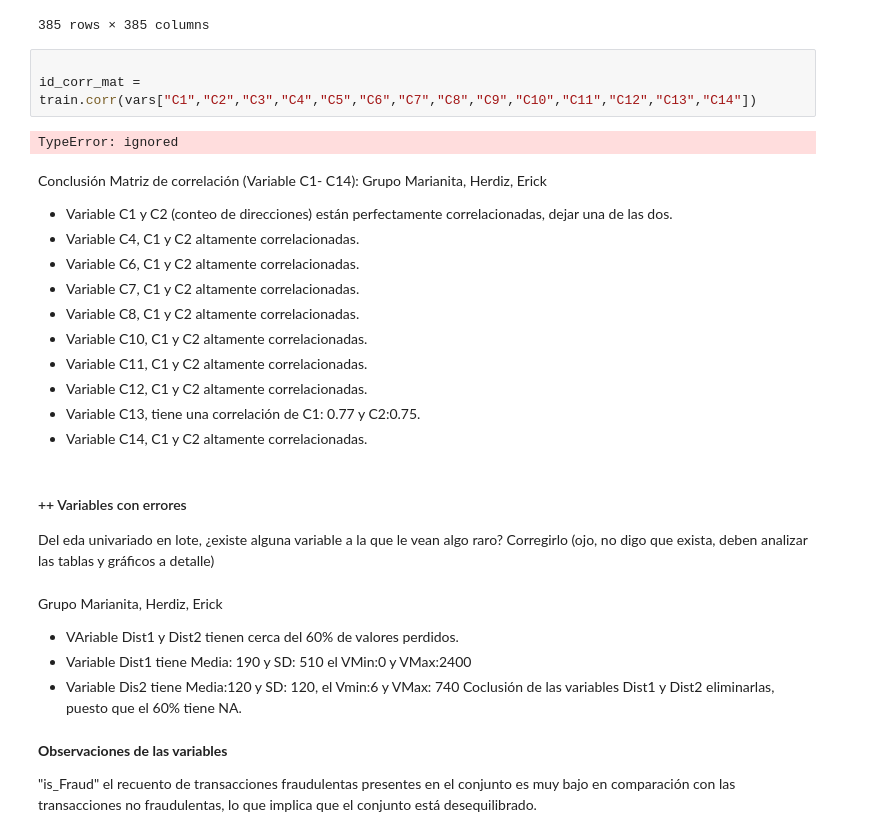
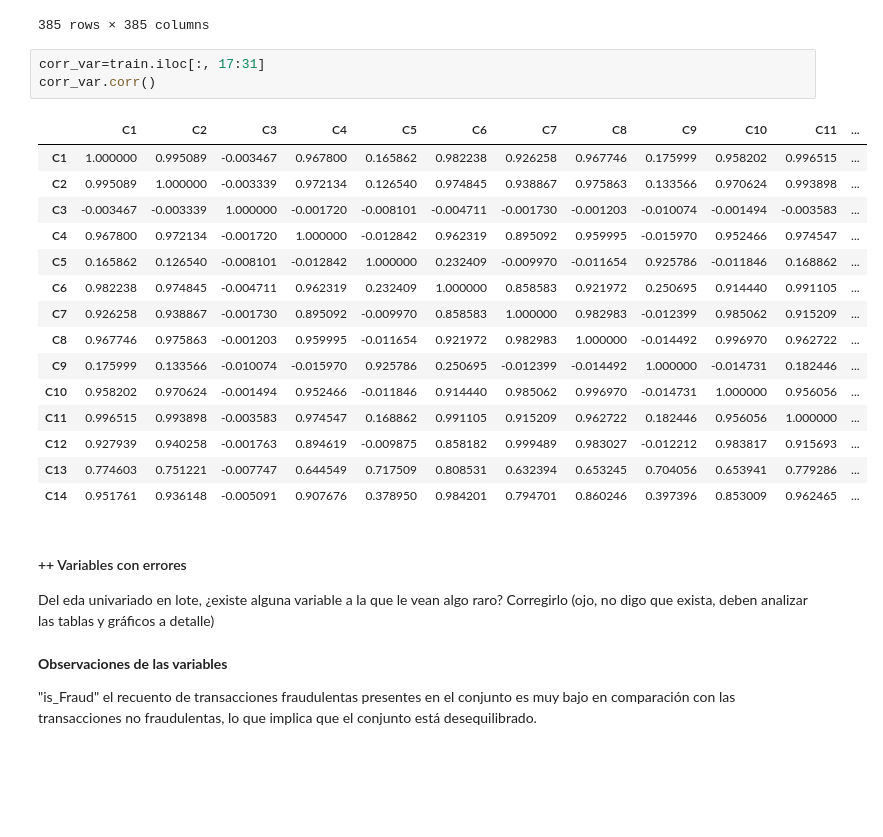
Before and after one commit to nestormontano/PrDS_2023_01_IEEE_Deteccion_Fraude, a Jupyter notebook: Scripts/IEEE_Deteccion_Fraude__EDA.ipynb, the cells around one changed output. Cells and saved outputs as stored; diff of their text form; blank space fills up the shorter version.

```diff
--- a/Scripts/IEEE_Deteccion_Fraude__EDA.ipynb
+++ b/Scripts/IEEE_Deteccion_Fraude__EDA.ipynb
@@ -352,34 +352,29 @@ id_corr_mat
 | id_10 | 0.009245 | 0.011043 | 0.008721 | -0.004869 | NaN | -0.046273 | -0.036222 | -0.034563 | -0.006231 | ... |
 | id_11 | 0.031831 | 0.007914 | 0.030883 | -0.040908 | NaN | -0.027841 | -0.029742 | -0.026363 | -0.013109 | ... |
 385 rows × 385 columns
-# %%
-
-id_corr_mat = train.corr(vars["C1","C2","C3","C4","C5","C6","C7","C8","C9","C10","C11","C12","C13","C14"])
-# %% [output]
-TypeError: ignored
-# %% [markdown]
-Conclusión Matriz de correlación (Variable C1- C14):   Grupo Marianita, Herdiz, Erick
-
-* Variable C1 y C2 (conteo de direcciones) están perfectamente correlacionadas, dejar una de las dos.
-* Variable  C4, C1 y C2 altamente correlacionadas.
-* Variable  C6, C1 y C2 altamente correlacionadas.
-* Variable  C7, C1 y C2 altamente correlacionadas.
-* Variable  C8, C1 y C2 altamente correlacionadas.
-* Variable  C10, C1 y C2 altamente correlacionadas.
-* Variable  C11, C1 y C2 altamente correlacionadas.
-* Variable  C12, C1 y C2 altamente correlacionadas.
-* Variable  C13, tiene una correlación de C1: 0.77 y C2:0.75.
-* Variable  C14, C1 y C2 altamente correlacionadas.
+# %%
+corr_var=train.iloc[:, 17:31]
+corr_var.corr()
+# %% [output]
+|  | C1 | C2 | C3 | C4 | C5 | C6 | C7 | C8 | C9 | C10 | C11 | ... |
+| C1 | 1.000000 | 0.995089 | -0.003467 | 0.967800 | 0.165862 | 0.982238 | 0.926258 | 0.967746 | 0.175999 | 0.958202 | 0.996515 | ... |
+| C2 | 0.995089 | 1.000000 | -0.003339 | 0.972134 | 0.126540 | 0.974845 | 0.938867 | 0.975863 | 0.133566 | 0.970624 | 0.993898 | ... |
+| C3 | -0.003467 | -0.003339 | 1.000000 | -0.001720 | -0.008101 | -0.004711 | -0.001730 | -0.001203 | -0.010074 | -0.001494 | -0.003583 | ... |
+| C4 | 0.967800 | 0.972134 | -0.001720 | 1.000000 | -0.012842 | 0.962319 | 0.895092 | 0.959995 | -0.015970 | 0.952466 | 0.974547 | ... |
+| C5 | 0.165862 | 0.126540 | -0.008101 | -0.012842 | 1.000000 | 0.232409 | -0.009970 | -0.011654 | 0.925786 | -0.011846 | 0.168862 | ... |
+| C6 | 0.982238 | 0.974845 | -0.004711 | 0.962319 | 0.232409 | 1.000000 | 0.858583 | 0.921972 | 0.250695 | 0.914440 | 0.991105 | ... |
+| C7 | 0.926258 | 0.938867 | -0.001730 | 0.895092 | -0.009970 | 0.858583 | 1.000000 | 0.982983 | -0.012399 | 0.985062 | 0.915209 | ... |
+| C8 | 0.967746 | 0.975863 | -0.001203 | 0.959995 | -0.011654 | 0.921972 | 0.982983 | 1.000000 | -0.014492 | 0.996970 | 0.962722 | ... |
+| C9 | 0.175999 | 0.133566 | -0.010074 | -0.015970 | 0.925786 | 0.250695 | -0.012399 | -0.014492 | 1.000000 | -0.014731 | 0.182446 | ... |
+| C10 | 0.958202 | 0.970624 | -0.001494 | 0.952466 | -0.011846 | 0.914440 | 0.985062 | 0.996970 | -0.014731 | 1.000000 | 0.956056 | ... |
+| C11 | 0.996515 | 0.993898 | -0.003583 | 0.974547 | 0.168862 | 0.991105 | 0.915209 | 0.962722 | 0.182446 | 0.956056 | 1.000000 | ... |
+| C12 | 0.927939 | 0.940258 | -0.001763 | 0.894619 | -0.009875 | 0.858182 | 0.999489 | 0.983027 | -0.012212 | 0.983817 | 0.915693 | ... |
+| C13 | 0.774603 | 0.751221 | -0.007747 | 0.644549 | 0.717509 | 0.808531 | 0.632394 | 0.653245 | 0.704056 | 0.653941 | 0.779286 | ... |
+| C14 | 0.951761 | 0.936148 | -0.005091 | 0.907676 | 0.378950 | 0.984201 | 0.794701 | 0.860246 | 0.397396 | 0.853009 | 0.962465 | ... |
 # %% [markdown]
 #### ++ Variables con errores
 
 Del eda univariado en lote, ¿existe alguna variable a la que le vean algo raro? Corregirlo (ojo, no digo que exista, deben analizar las tablas y gráficos a detalle)
-# %% [markdown]
-Grupo Marianita, Herdiz, Erick
-* VAriable Dist1 y Dist2 tienen cerca del 60% de valores perdidos.
-* Variable Dist1 tiene Media: 190 y SD: 510 el VMin:0 y VMax:2400
-* Variable Dis2 tiene Media:120 y SD: 120, el Vmin:6 y VMax: 740
-Coclusión de las variables Dist1 y Dist2 eliminarlas, puesto que el 60% tiene NA.
 # %% [markdown]
 **Observaciones de las variables**
 
```
